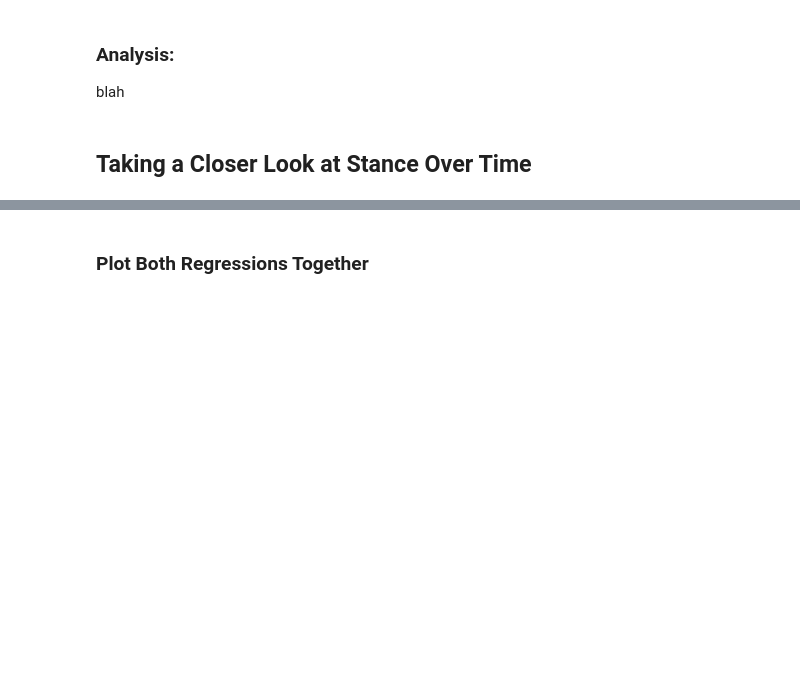
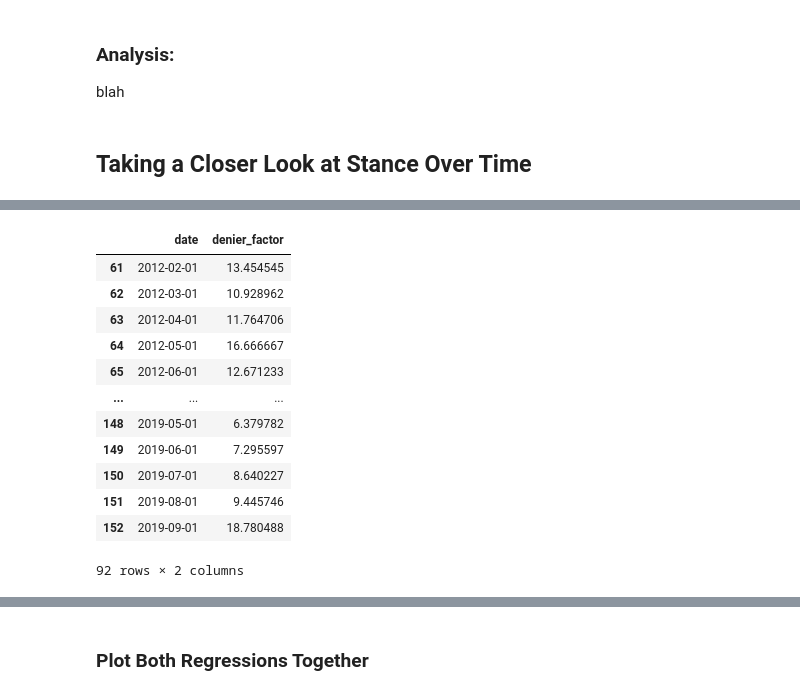
Before and after one commit to andcetera/Twitter-climate-change-sentiment, a Jupyter notebook: Question1_Trends_NA.ipynb, the cells around one changed output, grey strips where cells are left out. Saved outputs shown, nothing was run; the diff lists cells and outputs as text; code cells hidden in the pictures; blank space fills up the shorter version.

```diff
--- a/Question1_Trends_NA.ipynb
+++ b/Question1_Trends_NA.ipynb
@@ -167,0 +202,23 @@ line_eq = "y = " + str(round(slope,2)) + "x + " + str(round(intercept,2))
+# %%
+df_avdeniers = df_deniers.groupby("date")["denier_factor"].mean()
+
+df_den = df_avdeniers.to_frame()
+df_den.reset_index(inplace=True)
+df_den["date"] = df_den["date"].astype("datetime64")
+
+# Make a new dataframe looking at just after 2012 and cutting off the outlier of October 2019
+df_2012_den = df_den.loc[(df_den["date"] >= (pd.to_datetime("2012-02-01"))) & (df_den["date"] <= (pd.to_datetime("2019-09-01"))), :]
+# %% [output]
+|  | date | denier_factor |
+| 61 | 2012-02-01 | 13.454545 |
+| 62 | 2012-03-01 | 10.928962 |
+| 63 | 2012-04-01 | 11.764706 |
+| 64 | 2012-05-01 | 16.666667 |
+| 65 | 2012-06-01 | 12.671233 |
+| ... | ... | ... |
+| 148 | 2019-05-01 | 6.379782 |
+| 149 | 2019-06-01 | 7.295597 |
+| 150 | 2019-07-01 | 8.640227 |
+| 151 | 2019-08-01 | 9.445746 |
+| 152 | 2019-09-01 | 18.780488 |
+92 rows × 2 columns
```
Also changed, not shown: parts of 13 cells of this notebook, 2 other files.
